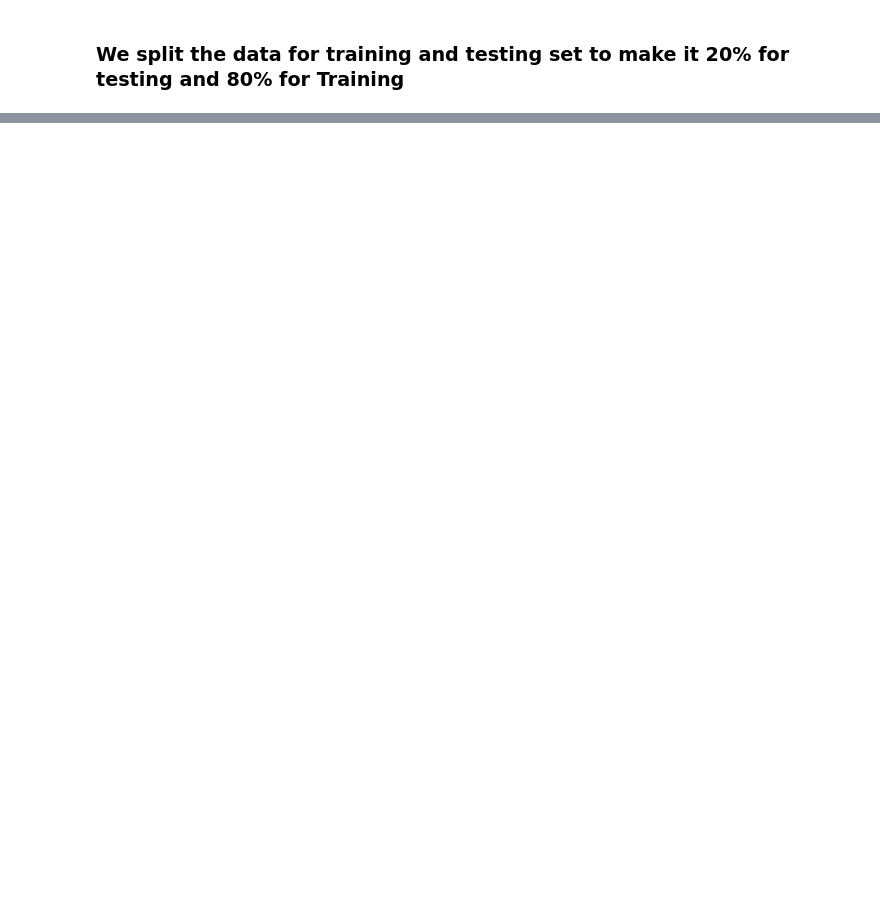
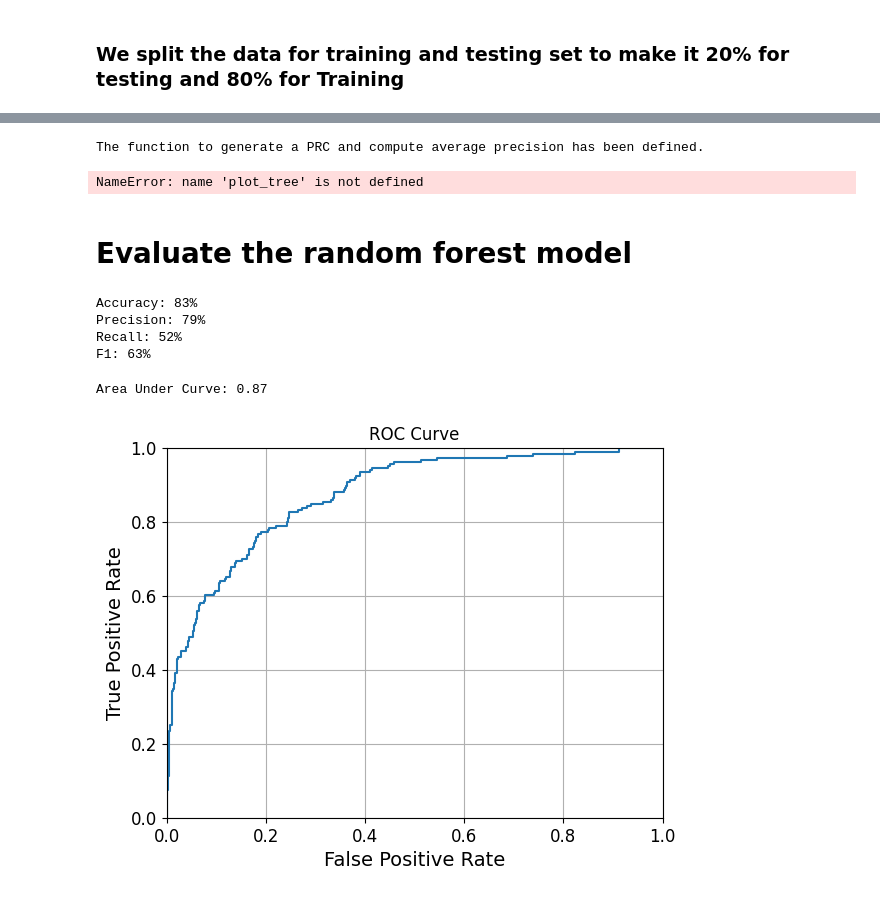
Before and after one commit to bahatiw/DLMCSPCSP01, a Jupyter notebook: random_forests.ipynb, the cells around one changed output, grey strips where cells are left out. Cells and saved outputs as stored; diff of their text form; code cells hidden in the pictures; blank space fills up the shorter version.

```diff
--- a/projectcomputer.ipynb
+++ b/random_forests.ipynb
@@ -311,7 +205,0 @@ Name: Humidity3pm, dtype: float64
-# %%
-# Fit the model using training data and labels
-start = time()
-regressor.fit(x_train, y_train);
-end=time()
-train_time = (end - start) * 1000
-print('Model took {:,.2f} milliseconds to fit.'.format(train_time))
@@ -357,0 +208,18 @@ Score: 39%
+# %%
+forest = RandomForestClassifier(n_estimators = 100,
+                                criterion = 'gini',
+                                max_depth = 6,
+                                min_samples_leaf = 10,
+                                min_samples_split = 78,
+                                bootstrap = True,
+                                oob_score = True,
+                                random_state = 1912)
+
+forest.fit(x_train, np.ravel(y_train))
+
+prediction = forest.predict(x_test)
+
+# Score using the validation data.
+score = forest.score(x_test, y_test)
+
+print('Accuracy: {:.0f}%'.format(score * 100))
@@ -357,0 +273,16 @@ Score: 39%
+# %%
+def roc(y, prediction_proba):
+    fpr, tpr, thresholds = roc_curve(y, prediction_proba)
+
+    plt.plot(fpr, tpr);
+    plt.xlim([0.0, 1.0]);
+    plt.ylim([0.0, 1.0]);
+    plt.title('ROC Curve');
+    plt.xlabel('False Positive Rate');
+    plt.ylabel('True Positive Rate');
+    plt.grid(True);
+
+    auc = roc_auc_score(y, prediction_proba)
+    print('Area Under Curve: {:.2f}'.format(auc))
+
+print('The function to generate the ROC curve and compute AUC has been defined.')
@@ -357,0 +293,39 @@ Score: 39%
+# %%
+def prc(y, prediction_proba):
+    precision, recall, thresholds = precision_recall_curve(y, prediction_proba)
+
+    plt.plot(recall, precision);
+    plt.xlim([0.0, 1.0]);
+    plt.ylim([0.0, 1.0]);
+    plt.title('Precision–Recall Curve');
+    plt.xlabel('Recall');
+    plt.ylabel('Precision');
+    plt.grid(True);
+
+    ap = average_precision_score(y, prediction_proba)
+    print('Average Precision: {:.2f}'.format(ap))
+
+print('The function to generate a PRC and compute average precision has been defined.')
+# %% [output]
+The function to generate a PRC and compute average precision has been defined.
+# %%
+plot_tree(forest.estimators_[0], 'titanic_forest_tree0.png')
+display(Image('titanic_forest_tree0.png'))
+# %% [output]
+NameError: name 'plot_tree' is not defined
+# %% [markdown]
+# Evaluate the random forest model
+# %%
+model_scores(y_test, prediction)
+# %% [output]
+Accuracy: 83%
+Precision: 79%
+Recall: 52%
+F1: 63%
+# %%
+predict_proba = forest.predict_proba(x_test)
+
+roc(y_test, predict_proba[:, 1])
+# %% [output]
+Area Under Curve: 0.87
+[figure, added]
```
Also changed, not shown: parts of 35 cells of this notebook, 1 other file.
